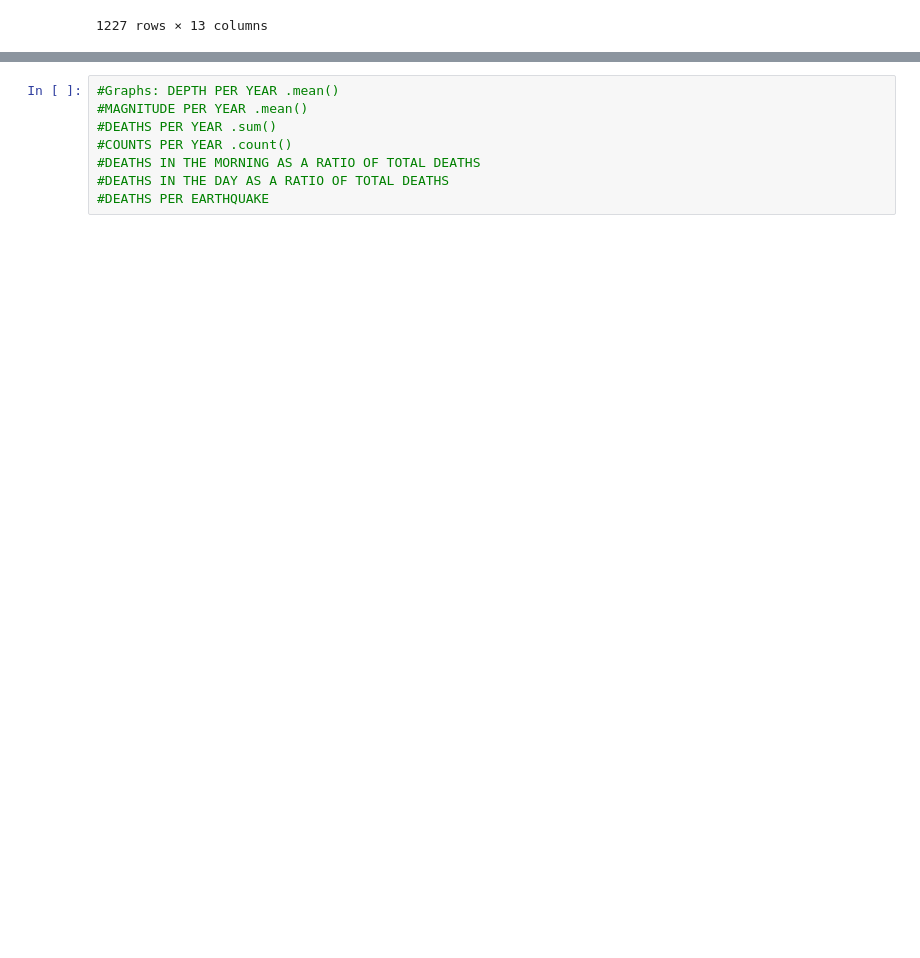
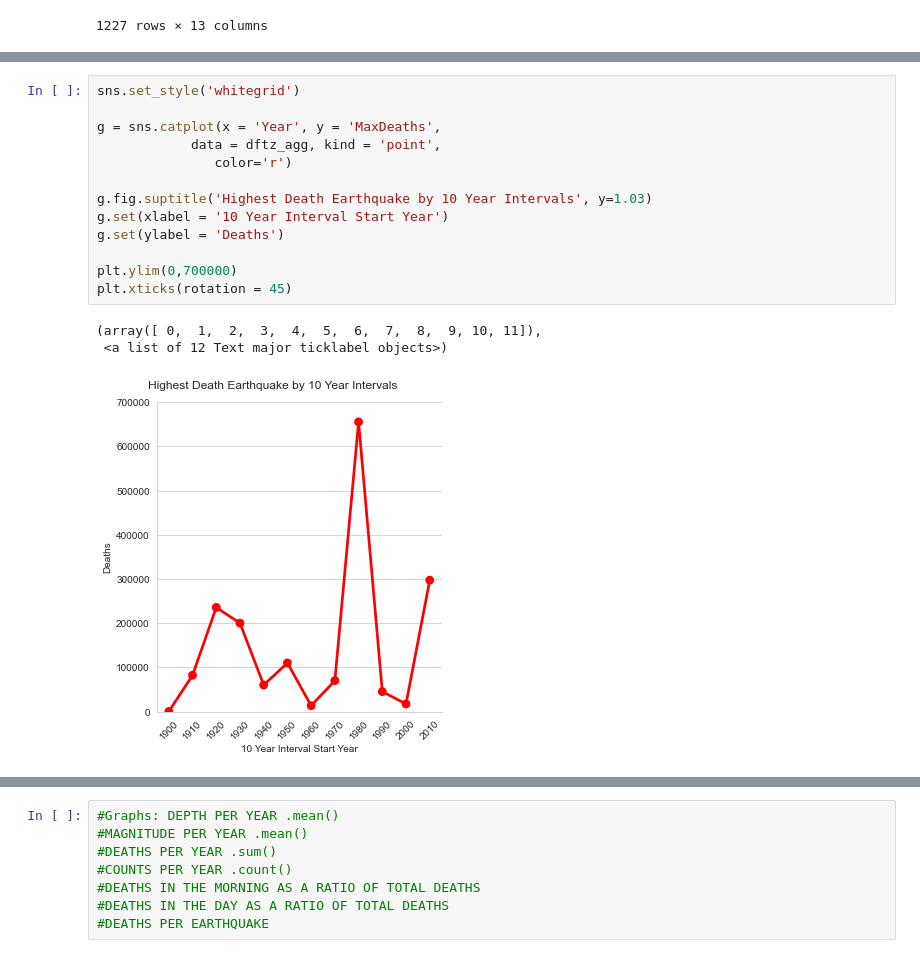
Before and after one commit to nss-data-science-cohort-4/dq3-earthquakes-down-to-earth, a Jupyter notebook: Tony/DQ3-2.ipynb, the cells around one changed output, grey strips where cells are left out. Drawn from its saved outputs; the diff is of its cells as text; blank space fills up the shorter version.

```diff
--- a/Tony/DQ3-2.ipynb
+++ b/Tony/DQ3-2.ipynb
@@ -85,0 +187,17 @@ Freq: 10A-DEC, Name: Index, dtype: int64
+# %%
+sns.set_style('whitegrid')
+
+g = sns.catplot(x = 'Year', y = 'MaxDeaths',
+            data = dftz_agg, kind = 'point',
+               color='r')
+
+g.fig.suptitle('Highest Death Earthquake by 10 Year Intervals', y=1.03)
+g.set(xlabel = '10 Year Interval Start Year')
+g.set(ylabel = 'Deaths')
+
+plt.ylim(0,700000)
+plt.xticks(rotation = 45)
+# %% [output]
+(array([ 0,  1,  2,  3,  4,  5,  6,  7,  8,  9, 10, 11]),
+ <a list of 12 Text major ticklabel objects>)
+[figure, added]
```
Also changed, not shown: parts of 11 cells of this notebook, 1 other file.
